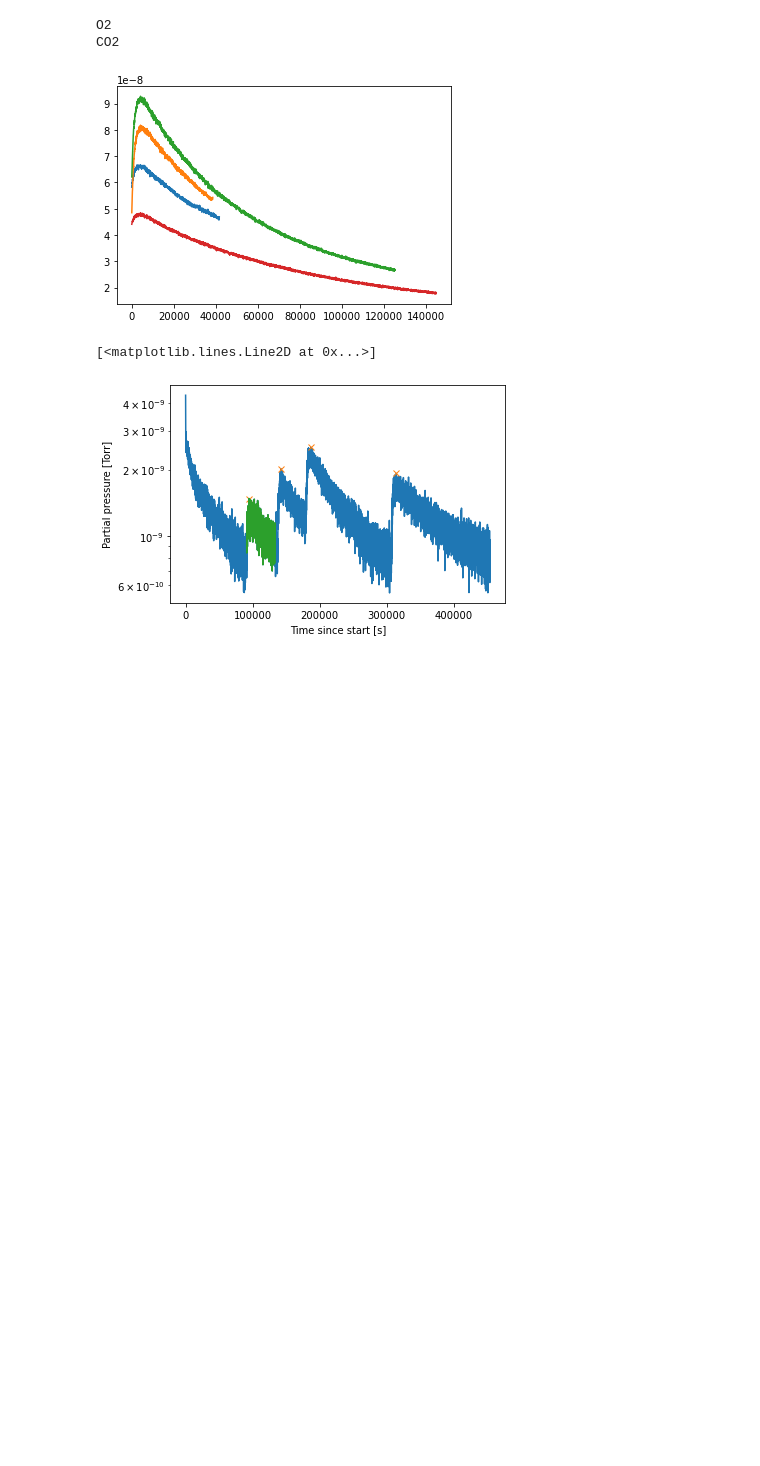
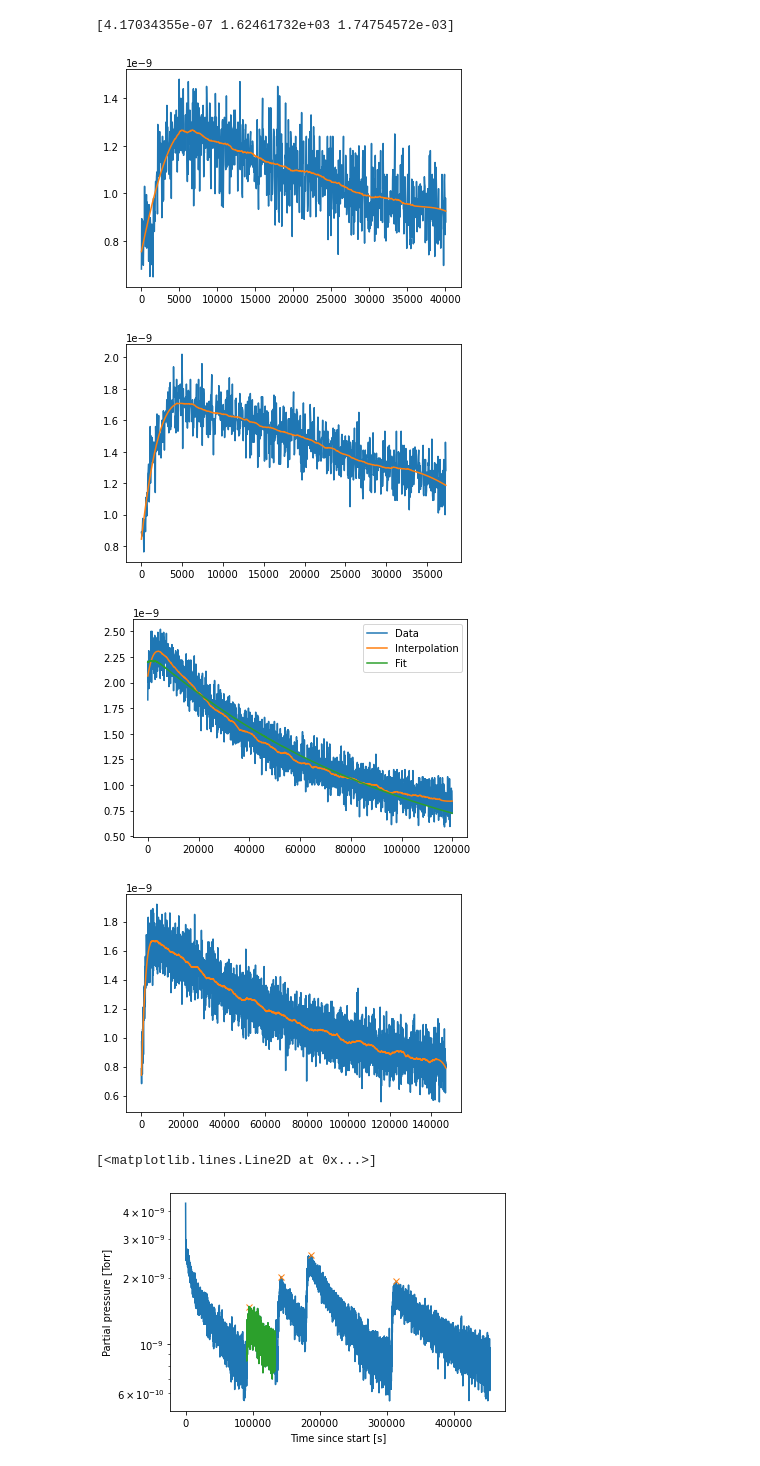
Before and after one commit to Moore-Lab/outgassing-setup, a Jupyter notebook: analysis/Data_Analysis.ipynb, the cells around one changed output. Cells and saved outputs as stored; diff of their text form; code cells hidden in the pictures; blank space fills up the shorter version.

```diff
--- a/analysis/Data_Analysis.ipynb
+++ b/analysis/Data_Analysis.ipynb
@@ -25,18 +18,43 @@ d.PlotSingleGas('CO2')
 [figure]
 # %%
-for gas in d.gases:
-    print(gas)
-    if gas =='O2':
+from scipy.signal import savgol_filter
+from scipy.interpolate import interp1d
+
+for i,gas in enumerate(d.gases):
+    if gas =='CO2':
         continue
-    for fitrange in d.range[gas]:
-        time_offset = np.array(d.data[gas]['exp_time'])[fitrange[0]]
-        xdata = np.array(d.data[gas]['exp_time'])[fitrange[0]:fitrange[1]] - time_offset
-        ydata = np.array(d.data[gas]['pressure'])[fitrange[0]:fitrange[1]]
-        plt.plot(xdata,ydata)
+    for j,fitrange in enumerate(d.range[gas]):
+        try:
+            plt.figure()
+            time_offset = np.array(d.data[gas]['exp_time'])[fitrange[0]]
+            xdata = np.array(d.data[gas]['exp_time'])[fitrange[0]:fitrange[1]] - time_offset
+            ydata = np.array(d.data[gas]['pressure'])[fitrange[0]:fitrange[1]]
+            temp = np.array(d.data[gas]['ch2_lerp'])[fitrange[0]:fitrange[1]]
+
+            # interpolation to smooth out the noise
+            xx = np.linspace(xdata.min(),xdata.max(), len(xdata))
+            itp = interp1d(xdata,ydata, kind='linear')
+            window_size, poly_order = 201, 3
+            yy_sg = savgol_filter(itp(xx), window_size, poly_order)
+
+
+
+            plt.plot(xdata,ydata, label='Data')
+            plt.plot(xx,yy_sg, label='Interpolation')
+            popt,pcov = curve_fit(d.fitfunction, [xdata,temp], ydata, p0=[1, 2000, 0.005])
+            print(popt)
+
+            plt.plot(xdata, d.fitfunction([xdata,temp], *popt), label='Fit')
+            plt.legend(loc='upper right')
+            plt.show()
+        except:
+            pass
 # %% [output]
-O2
-CO2
+[4.17034355e-07 1.62461732e+03 1.74754572e-03]
-[figure, old version]
+[figure, new version]
+[figure, added]
+[figure, added]
+[figure, added]
 # %%
 gas = 'O2'
 d.PlotSingleGas(gas)
```
Also changed, not shown: parts of 2 cells of this notebook, 1 other file.
